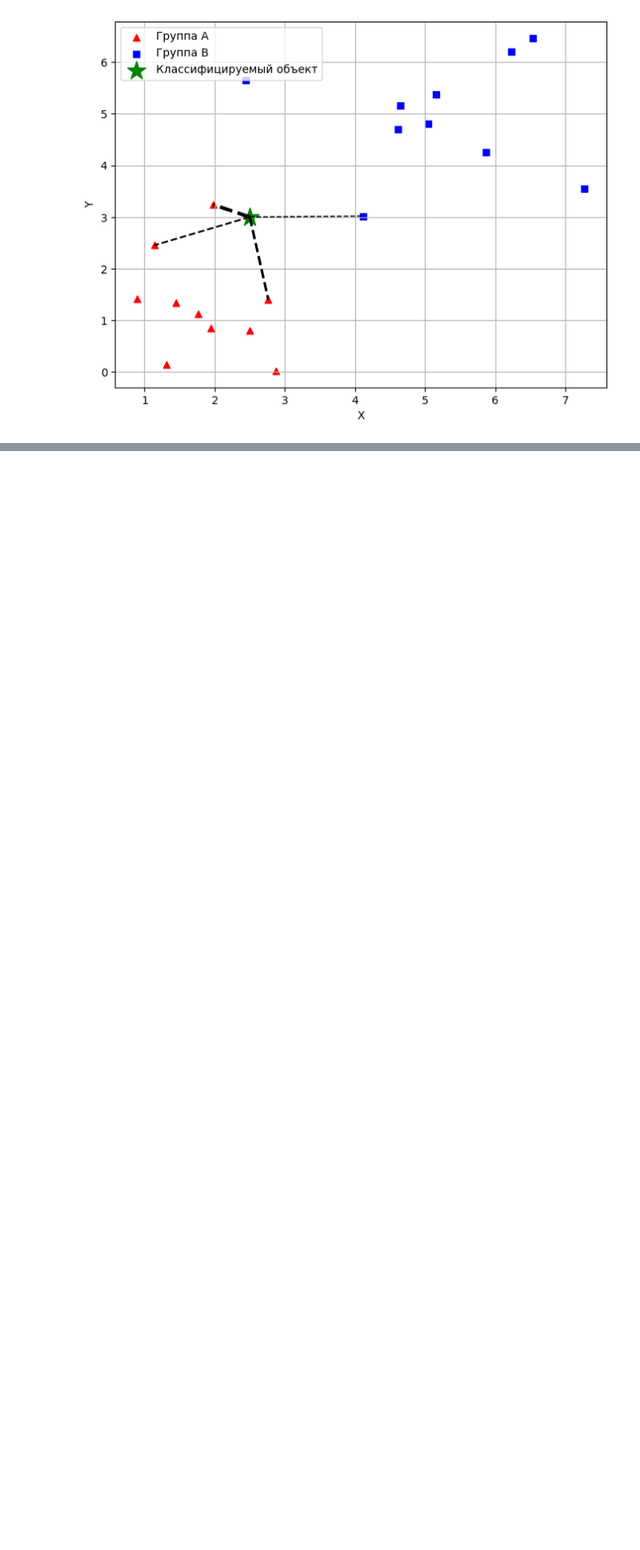
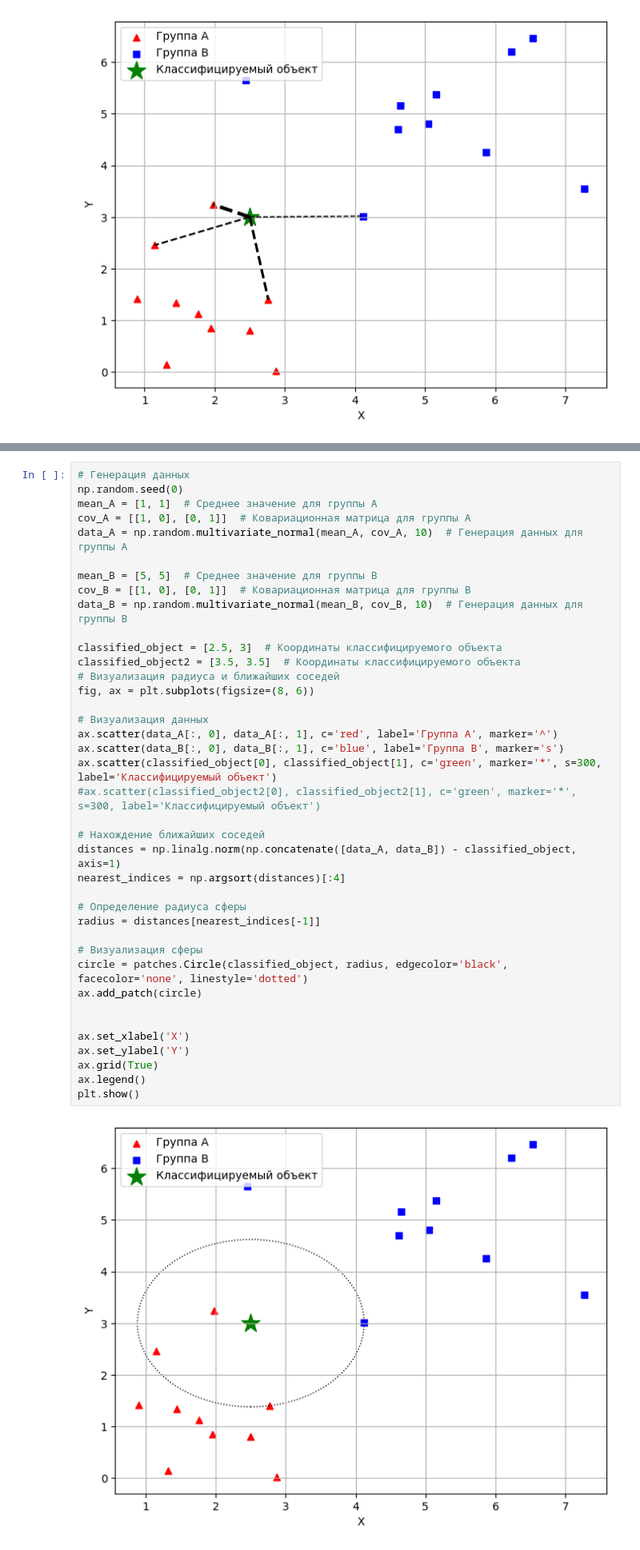
Before and after one commit to DimaOshchepkov/MetricMethodClassification, a Jupyter notebook: Графики.ipynb, the cells around one changed output, grey strips where cells are left out. Shown: that part at 80% size. Drawn from its saved outputs; the diff is of its cells as text; blank space fills up the shorter version.

```diff
--- a/Графики.ipynb
+++ b/Графики.ipynb
@@ -135,0 +171,41 @@ plt.show()
+# %%
+# Генерация данных
+np.random.seed(0)
+mean_A = [1, 1]  # Среднее значение для группы A
+cov_A = [[1, 0], [0, 1]]  # Ковариационная матрица для группы A
+data_A = np.random.multivariate_normal(mean_A, cov_A, 10)  # Генерация данных для группы A
+
+mean_B = [5, 5]  # Среднее значение для группы B
+cov_B = [[1, 0], [0, 1]]  # Ковариационная матрица для группы B
+data_B = np.random.multivariate_normal(mean_B, cov_B, 10)  # Генерация данных для группы B
+
+classified_object = [2.5, 3]  # Координаты классифицируемого объекта
+classified_object2 = [3.5, 3.5]  # Координаты классифицируемого объекта
+# Визуализация радиуса и ближайших соседей
+fig, ax = plt.subplots(figsize=(8, 6))
+
+# Визуализация данных
+ax.scatter(data_A[:, 0], data_A[:, 1], c='red', label='Группа A', marker='^')
+ax.scatter(data_B[:, 0], data_B[:, 1], c='blue', label='Группа B', marker='s')
+ax.scatter(classified_object[0], classified_object[1], c='green', marker='*', s=300, label='Классифицируемый объект')
+#ax.scatter(classified_object2[0], classified_object2[1], c='green', marker='*', s=300, label='Классифицируемый объект')
+
+# Нахождение ближайших соседей
+distances = np.linalg.norm(np.concatenate([data_A, data_B]) - classified_object, axis=1)
+nearest_indices = np.argsort(distances)[:4]
+
+# Определение радиуса сферы
+radius = distances[nearest_indices[-1]]
+
+# Визуализация сферы
+circle = patches.Circle(classified_object, radius, edgecolor='black', facecolor='none', linestyle='dotted')
+ax.add_patch(circle)
+
+
+ax.set_xlabel('X')
+ax.set_ylabel('Y')
+ax.grid(True)
+ax.legend()
+plt.show()
+# %% [output]
+[figure, added]
```
Also changed, not shown: parts of 4 cells of this notebook, 1 other file.
